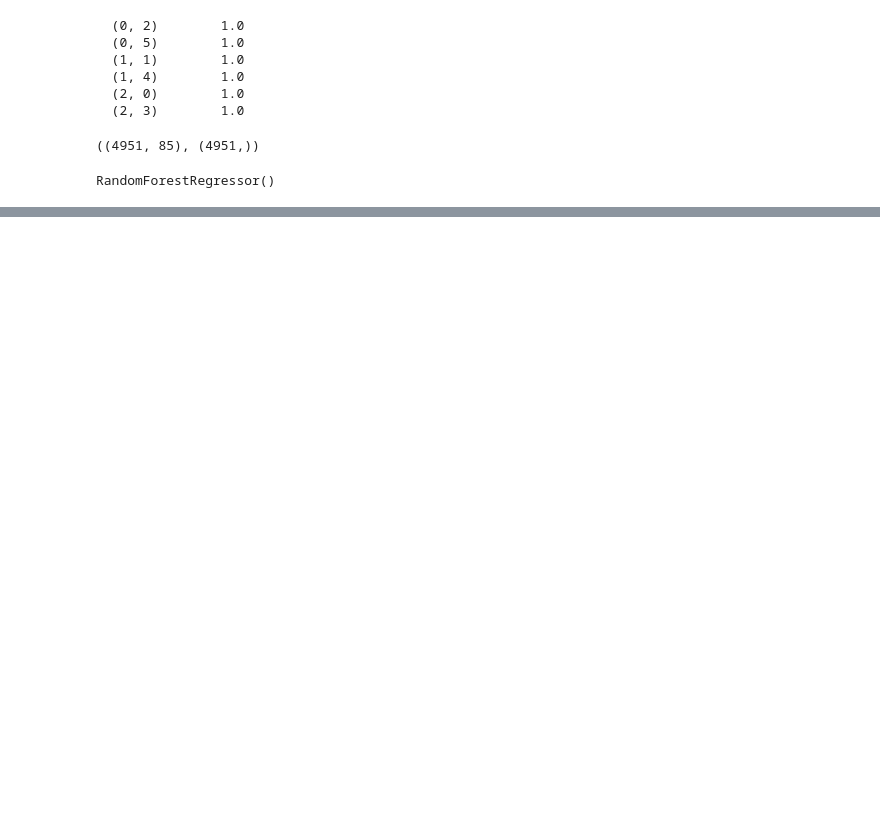
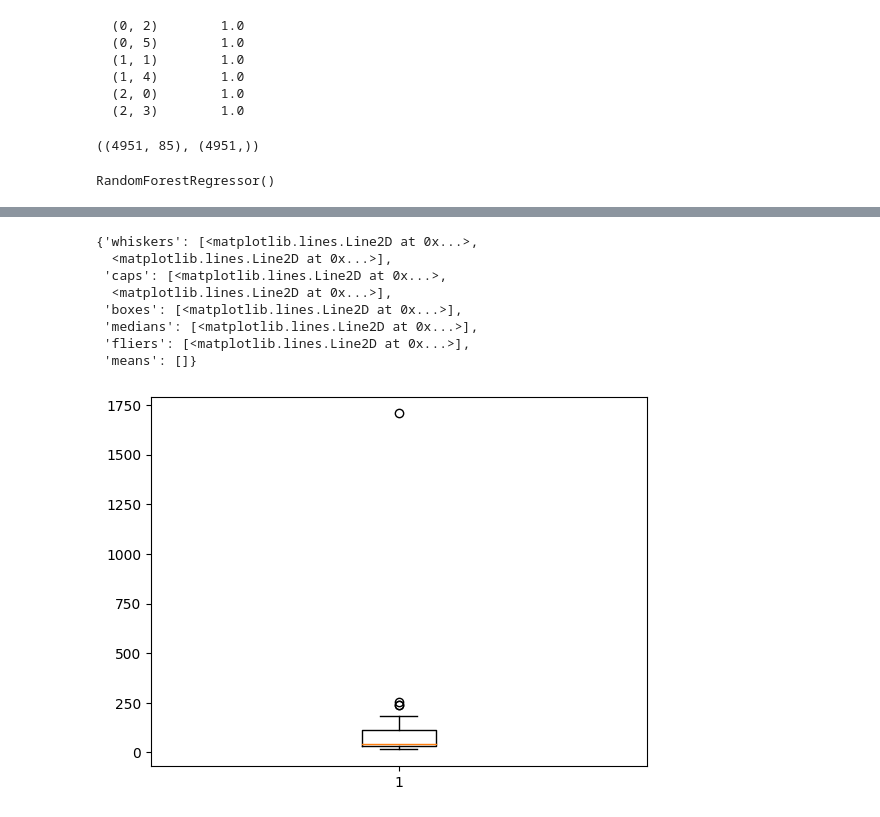
Before and after one commit to leekyuyoung202306/PYTHON, a Jupyter notebook: 12주차/[12주차]데이터분석04.ipynb, the cells around one changed output, grey strips where cells are left out. Cells and saved outputs as stored; diff of their text form; code cells hidden in the pictures; blank space fills up the shorter version.

```diff
--- a/12주차/[12주차]데이터분석04.ipynb
+++ b/12주차/[12주차]데이터분석04.ipynb
@@ -181,0 +224,3 @@ RandomForestRegressor()
+# %%
+df = pd.read_csv(filepath)
+df.head(3)
@@ -181,0 +236,4 @@ RandomForestRegressor()
+# %%
+# 시간을 unixtime으로 변환
+def date_to_unixtime(strDate):
+  return time.mktime( datetime.strptime(strDate, '%Y-%m-%d').timetuple())
@@ -181,0 +244,3 @@ RandomForestRegressor()
+# %%
+df['create_unixtime'] = df['create_date'].apply(lambda x : date_to_unixtime(x[:10]) )
+df.head()
@@ -181,0 +274,3 @@ RandomForestRegressor()
+# %%
+df['phone_model_storage'] = df['phone_model'].apply(lambda x : x.split()[-1])
+df['phone_model_detail'] = df['phone_model'].apply(lambda x :  ' '.join(x.split()[:-1])  )
@@ -181,0 +279,13 @@ RandomForestRegressor()
+# %%
+# phone_model_detail 별 거래현황  boxplot
+plt.boxplot(df['phone_model_detail'].value_counts())
+# %% [output]
+{'whiskers': [<matplotlib.lines.Line2D at 0x...>,
+  <matplotlib.lines.Line2D at 0x...>],
+ 'caps': [<matplotlib.lines.Line2D at 0x...>,
+  <matplotlib.lines.Line2D at 0x...>],
+ 'boxes': [<matplotlib.lines.Line2D at 0x...>],
+ 'medians': [<matplotlib.lines.Line2D at 0x...>],
+ 'fliers': [<matplotlib.lines.Line2D at 0x...>],
+ 'means': []}
+[figure, added]
```
Also changed, not shown: parts of 14 cells of this notebook.
